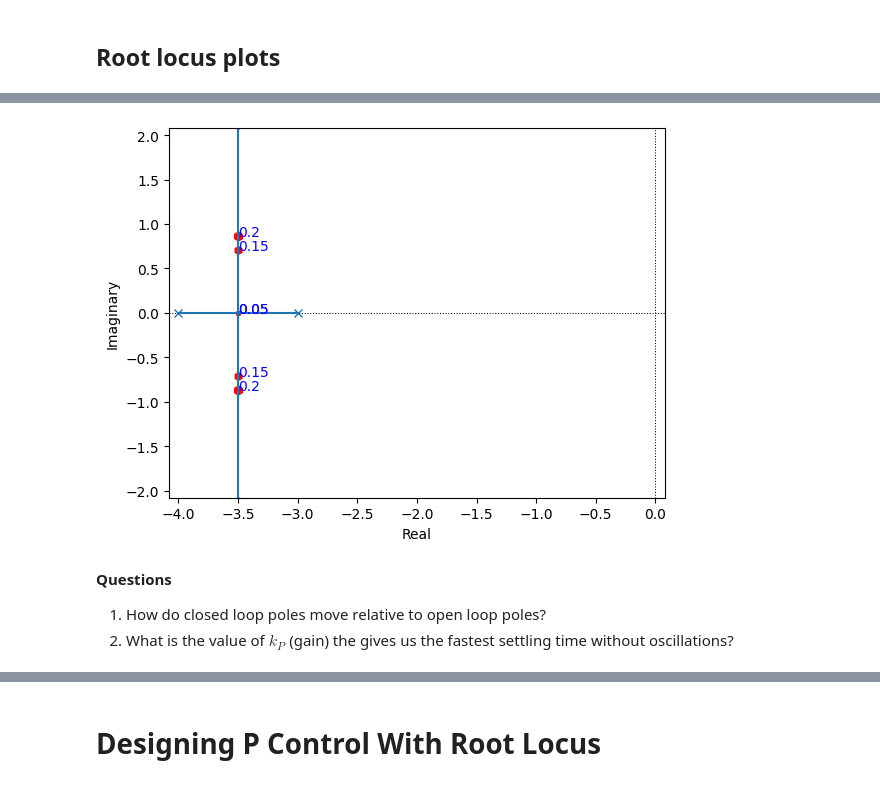
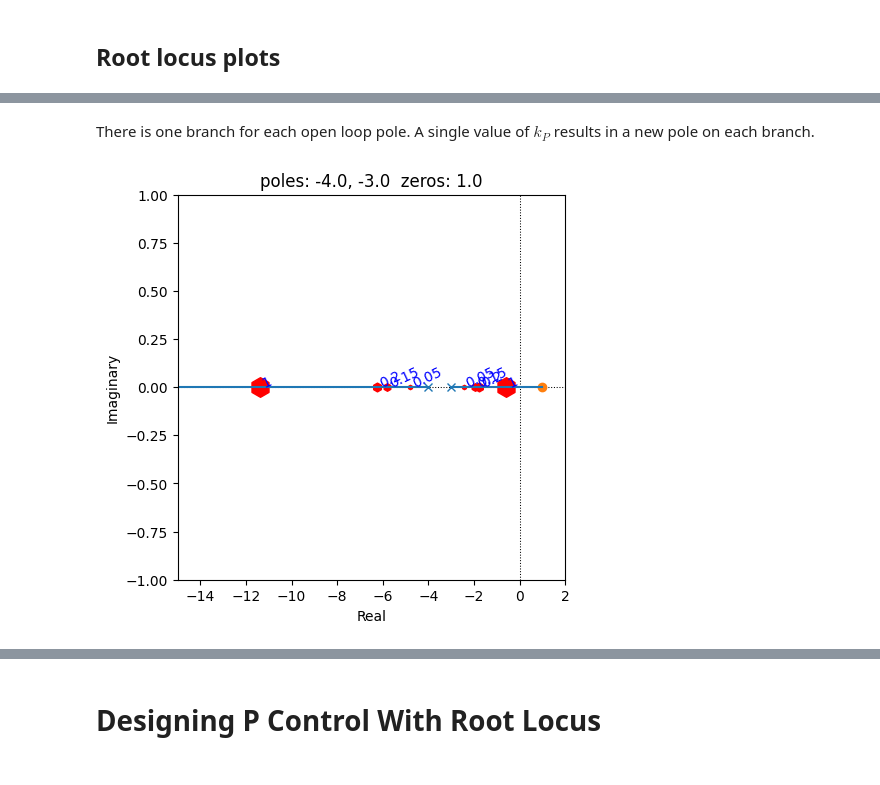
Before and after one commit to joseph-hellerstein/advanced-controls-lectures, a Jupyter notebook: lectures/root_locus_analysis/root_locus_analysis.ipynb, the cells around one changed output, grey strips where cells are left out. Saved outputs shown, nothing was run; the diff lists cells and outputs as text; code cells hidden in the pictures.

Commit message:
root locus analysis

```diff
--- a/lectures/root_locus_analysis/root_locus_analysis.ipynb
+++ b/lectures/root_locus_analysis/root_locus_analysis.ipynb
@@ -42,22 +71,39 @@ def complex_magnitude(z):
 ## plotRootLocusWithGains
 # %%
 def plotRootLocusWithGains(open_loop_transfer_function:control.TransferFunction,
-      gains:List[float], xlim:Optional[np.ndarray]=None, title:str="",
+      gains:List[float],
+      xlim:Optional[np.ndarray]=None,
+      title:Optional[str]=None,
       ylim:Optional[np.ndarray]=None,
-      markersize_multiplier:float=100, is_plot:bool=True):
+      is_annotate:bool=True,
+      markersize_multiplier:float=100,
+      figsize=(5, 5),
+      is_plot:bool=True):
     """
     Constructs a root locus plot with red hexagons for closed loop poles at different gains.
+    Poles at specific gains are indicated by hexigon markers.
 
     Args:
         open_loop_transfer_function
         gains
         xlim: limits on the axis
         size_multiplier: multiplies by gain to get size of hexagon that marks the pole
+        figsize: width and height of figure
+        is_annotate: Annotate gain hexigons with gain values
     """
-    ax = plt.axes()
+    _, ax = plt.subplots(1, 1, figsize=figsize)
     # Plot the root locus
     _ = control.root_locus(open_loop_transfer_function, grid=False, plot=True, xlim=xlim,
           ylim=ylim, ax=ax)
+    # Construct the title
+    if title is None:
+        poles = open_loop_transfer_function.poles()
+        zeros = open_loop_transfer_function.zeros()
+        title = ""
+        if len(poles) > 0:
+            title += f"poles: {ppComplex(poles)}  "
+        if len(zeros) > 0:
+            title += f"zeros: {ppComplex(zeros)}"
     ax.set_title(title)
     # Add points for closed loop poles
     for gain in gains:
@@ -68,8 +114,12 @@ def plotRootLocusWithGains(open_loop_transfer_function:control.TransferFunction,
         for pole in poles:
             xv.append(pole.real)
             yv.append(pole.imag)
+        if is_annotate:
+            annotation = str(gain)
+        else:
+            annotation = ""
         ax.scatter(xv, yv, s=markersize_multiplier*gain, marker="h", color="r")
-        [ ax.annotate(str(gain), (xv[i], yv[i]), color='blue')
+        [ ax.annotate(annotation, (xv[i], yv[i]), color='blue', rotation=25)
              for i in range(len(poles))]
         arrowprops=dict(facecolor='black', shrink=0.05)
     #
@@ -77,8 +127,9 @@ def plotRootLocusWithGains(open_loop_transfer_function:control.TransferFunction,
         plt.close()
 
 # Tests
-tf = control.zpk([], [-1, -2], [1])
-plotRootLocusWithGains(tf, [0.1, 0.2, 0.25, 1], markersize_multiplier=100, ylim=[-3, 3], is_plot=False)
+tf = control.zpk([1], [-1, -2], [1])
+plotRootLocusWithGains(tf, [0.2, 0.5], markersize_multiplier=200, ylim=[-3, 3], xlim=[-3.5, 0], is_annotate=True,
+      figsize=(2, 2), is_plot=False)
 print("OK!")
 # %% [output]
 OK!
@@ -139,10 +202,8 @@ _ = control.root_locus(ol_tf, grid=False)
+# %% [markdown]
+There is one branch for each open loop pole. A single value of $k_P$ results in a new pole on each branch.
 # %%
-# Annotate the plot with the values of different gains
-ol_tf = control.zpk([], [-3, -4], [5])
-plotRootLocusWithGains(ol_tf, gains=[0.05, 0.15, 0.2, 1], markersize_multiplier=200 )
+ol_tf = control.zpk([1], [-3, -4], [5])
+plotRootLocusWithGains(ol_tf, gains=[0.05, 0.15, 0.2, 1], markersize_multiplier=200,
+    xlim=[-15, 2], is_annotate=True)
 # %% [output]
-[figure, old version]
+[figure, new version]
-# %% [markdown]
-**Questions**
-1. How do closed loop poles move relative to open loop poles?
-2. What is the value of $k_P$ (gain) the gives us the fastest settling time without oscillations?
```
Also changed, not shown: parts of 63 cells of this notebook.
